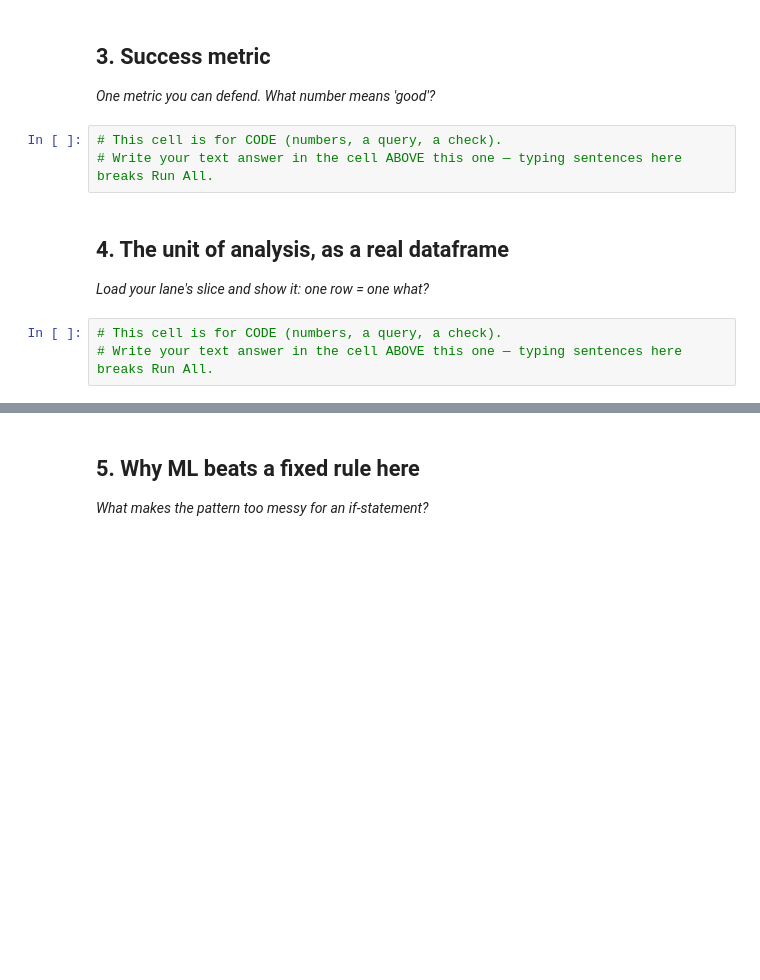
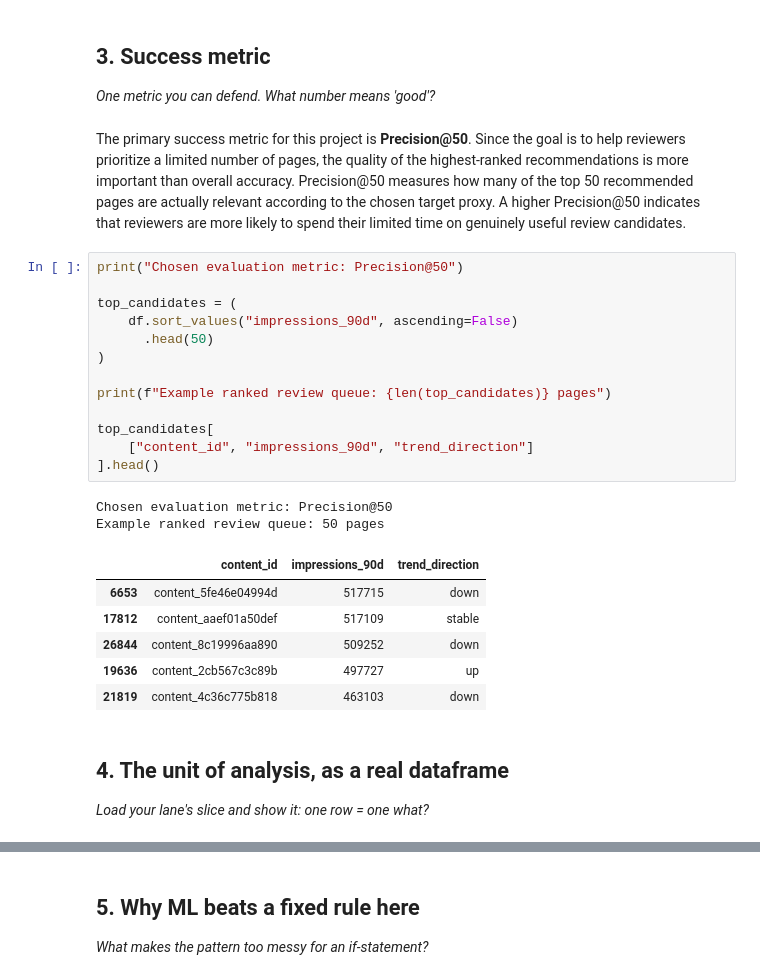
Before and after one commit to venkat-vipul/flyrank_ml, a Jupyter notebook: work/notebooks/w02_ml_task_framing.ipynb, the cells around one changed output, grey strips where cells are left out. Cells and saved outputs as stored; diff of their text form; blank space fills up the shorter version.

```diff
--- a/work/notebooks/w02_ml_task_framing.ipynb
+++ b/work/notebooks/w02_ml_task_framing.ipynb
@@ -24,13 +70,33 @@ This skeleton is yours to fill. Work the sections **in order** — each one has
 ## 3. Success metric
 
 *One metric you can defend. What number means 'good'?*
-# %%
-# This cell is for CODE (numbers, a query, a check).
-# Write your text answer in the cell ABOVE this one — typing sentences here breaks Run All.
+# %% [markdown]
+
+
+The primary success metric for this project is **Precision@50**. Since the goal is to help reviewers prioritize a limited number of pages, the quality of the highest-ranked recommendations is more important than overall accuracy. Precision@50 measures how many of the top 50 recommended pages are actually relevant according to the chosen target proxy. A higher Precision@50 indicates that reviewers are more likely to spend their limited time on genuinely useful review candidates.
+# %%
+print("Chosen evaluation metric: Precision@50")
+
+top_candidates = (
+    df.sort_values("impressions_90d", ascending=False)
+      .head(50)
+)
+
+print(f"Example ranked review queue: {len(top_candidates)} pages")
+
+top_candidates[
+    ["content_id", "impressions_90d", "trend_direction"]
+].head()
+# %% [output]
+Chosen evaluation metric: Precision@50
+Example ranked review queue: 50 pages
+|  | content_id | impressions_90d | trend_direction |
+| 6653 | content_5fe46e04994d | 517715 | down |
+| 17812 | content_aaef01a50def | 517109 | stable |
+| 26844 | content_8c19996aa890 | 509252 | down |
+| 19636 | content_2cb567c3c89b | 497727 | up |
+| 21819 | content_4c36c775b818 | 463103 | down |
 # %% [markdown]
 ## 4. The unit of analysis, as a real dataframe
 
 *Load your lane's slice and show it: one row = one what?*
-# %%
-# This cell is for CODE (numbers, a query, a check).
-# Write your text answer in the cell ABOVE this one — typing sentences here breaks Run All.
```
Also changed, not shown: parts of 11 cells of this notebook.
